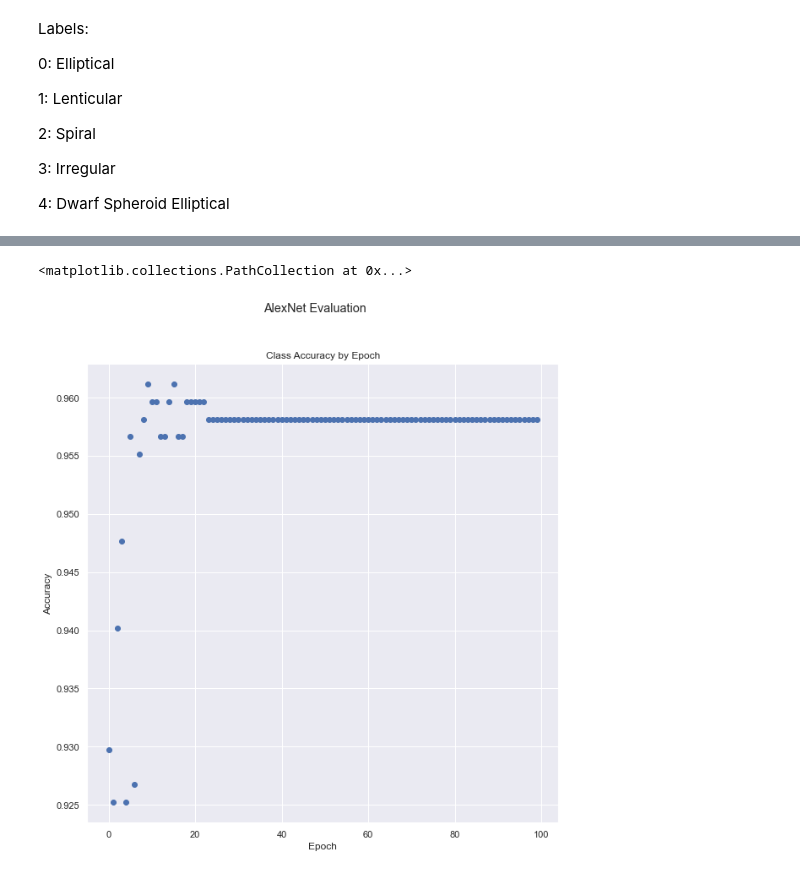
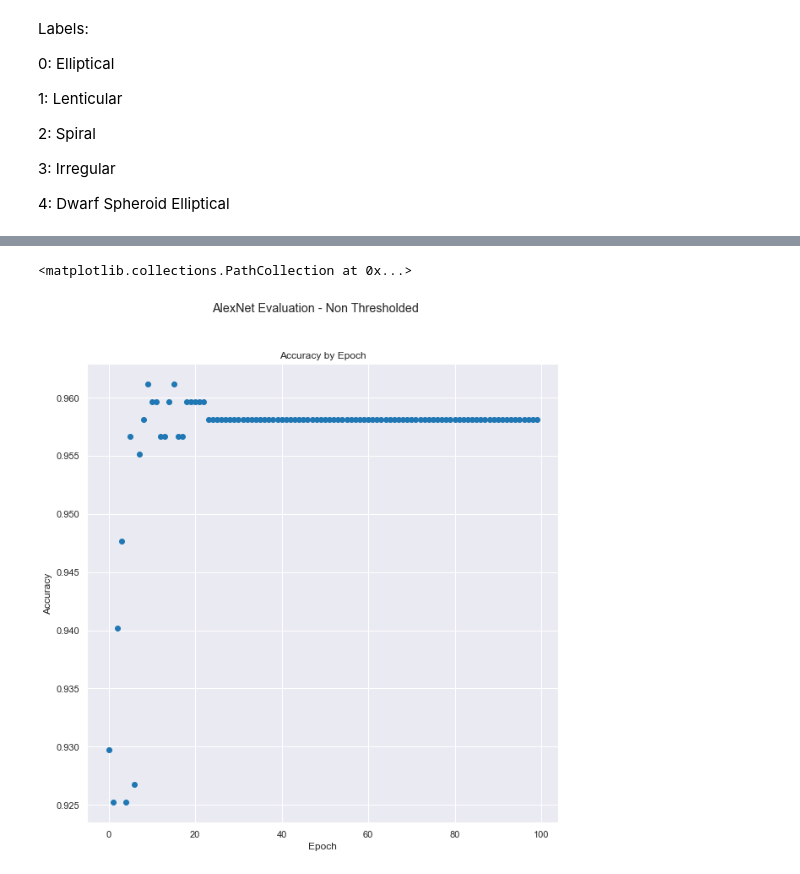
Before and after one commit to frankmaayn/galaxy_computer_vision_with_EFIGI_data, a Jupyter notebook: Notebooks/AlexNet_Eval.ipynb, the cells around one changed output, grey strips where cells are left out. Cells and saved outputs as stored; diff of their text form; code cells hidden in the pictures.

```diff
--- a/Notebooks/AlexNet_Eval.ipynb
+++ b/Notebooks/AlexNet_Eval.ipynb
@@ -29,8 +29,9 @@ import seaborn as sns
 import pandas as pd
 import matplotlib.pyplot as plt
 sns.set_theme(style="darkgrid")
+sns.set_palette(sns.color_palette("tab10"))
 fig, ax = plt.subplots(figsize=(10, 10))
-fig.suptitle('AlexNet Evaluation')
+fig.suptitle('AlexNet Evaluation - Non Thresholded')
 ax.set_title("Class Precisions By Epoch")
 ax.set_xlabel("Epoch")
 ax.set_ylabel("Precision")
@@ -49,8 +50,9 @@ import seaborn as sns
 import pandas as pd
 import matplotlib.pyplot as plt
 sns.set_theme(style="darkgrid")
+sns.set_palette(sns.color_palette("tab10"))
 fig, ax = plt.subplots(figsize=(10, 10))
-fig.suptitle('AlexNet Evaluation')
+fig.suptitle('AlexNet Evaluation - Non Thresholded')
 ax.set_title("Class Recalls By Epoch")
 ax.set_xlabel("Epoch")
 ax.set_ylabel("Recall")
@@ -69,8 +71,9 @@ import seaborn as sns
 import pandas as pd
 import matplotlib.pyplot as plt
 sns.set_theme(style="darkgrid")
+sns.set_palette(sns.color_palette("tab10"))
 fig, ax = plt.subplots(figsize=(10, 10))
-fig.suptitle('AlexNet Evaluation')
+fig.suptitle('AlexNet Evaluation - Non Thresholded')
 ax.set_title("Class F1 Scores By Epoch")
 ax.set_xlabel("Epoch")
 ax.set_ylabel("F1 Score")
@@ -87,11 +90,12 @@ ax.legend()
 # %%
+sns.set_palette(sns.color_palette("tab10"))
 fig, ax = plt.subplots(figsize=(10, 10))
-fig.suptitle('AlexNet Evaluation')
-ax.set_title("Class Accuracy by Epoch")
+fig.suptitle('AlexNet Evaluation - Non Thresholded')
+ax.set_title("Accuracy by Epoch")
 ax.set_xlabel("Epoch")
 ax.set_ylabel("Accuracy")
 num_epochs = range(len(eval_data["epoch_acc"]))
 plt.scatter(num_epochs, eval_data["epoch_acc"])
 # %% [output]
 <matplotlib.collections.PathCollection at 0x...>
-[figure, old version]
+[figure, new version]
```
Also changed, not shown: parts of 9 cells of this notebook, 1 other file.
